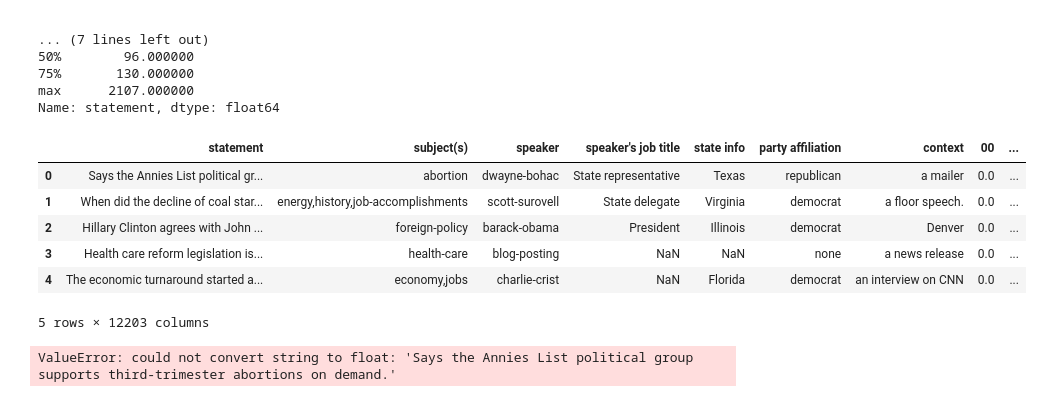
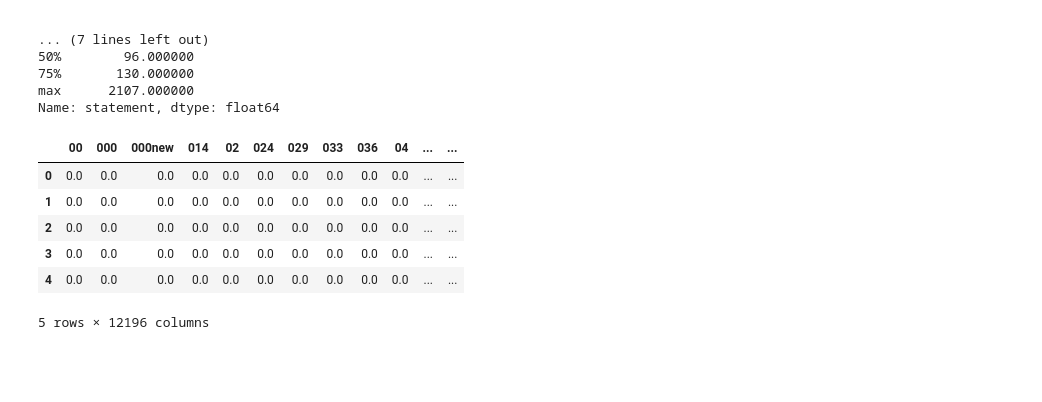
Before and after one commit to Rukun-Aaron/Fake-news-models, a Jupyter notebook: Preprocessing.ipynb, the cells around one changed output. Cells and saved outputs as stored; diff of their text form; code cells hidden in the pictures; blank space fills up the shorter version.

```diff
--- a/Preprocessing.ipynb
+++ b/Preprocessing.ipynb
@@ -106,33 +104,23 @@ Name: statement, dtype: float64
 # %%
 from sklearn.feature_extraction.text import TfidfVectorizer
 
 
-features_df = data[['statement', 'subject(s)', 'speaker', "speaker's job title", 'state info', 'party affiliation', 'context']]
+# features_df = data[['statement', 'subject(s)', 'speaker', "speaker's job title", 'state info', 'party affiliation', 'context']]
 label_df = data['label']
 
+combined_features = data[['statement']].apply(lambda x: ' '.join(x.dropna().astype(str)), axis=1)
 vectorizer  = TfidfVectorizer()
-vectorizer.fit(features_df['statement'])
 
-tfidf_vec = vectorizer .transform(features_df['statement'])
-tfidf_df = pd.DataFrame(tfidf_vec.toarray(), columns=vectorizer.get_feature_names_out())
-df_with_tfidf = pd.concat([features_df, tfidf_df], axis=1)
+vectorizer.fit(combined_features)
+tfidf_features = vectorizer.transform(combined_features)
 
-df_with_tfidf.head()
+tfidf_df = pd.DataFrame(tfidf_features.toarray(), columns=vectorizer.get_feature_names_out())
+tfidf_df.head()
 # %% [output]
-|  | statement | subject(s) | speaker | speaker's job title | state info | party affiliation | context | 00 | ... |
-| 0 | Says the Annies List political gr... | abortion | dwayne-bohac | State representative | Texas | republican | a mailer | 0.0 | ... |
-| 1 | When did the decline of coal star... | energy,history,job-accomplishments | scott-surovell | State delegate | Virginia | democrat | a floor speech. | 0.0 | ... |
-| 2 | Hillary Clinton agrees with John ... | foreign-policy | barack-obama | President | Illinois | democrat | Denver | 0.0 | ... |
-| 3 | Health care reform legislation is... | health-care | blog-posting | NaN | NaN | none | a news release | 0.0 | ... |
-| 4 | The economic turnaround started a... | economy,jobs | charlie-crist | NaN | Florida | democrat | an interview on CNN | 0.0 | ... |
+|  | 00 | 000 | 000new | 014 | 02 | 024 | 029 | 033 | 036 | 04 | ... | ... |
+| 0 | 0.0 | 0.0 | 0.0 | 0.0 | 0.0 | 0.0 | 0.0 | 0.0 | 0.0 | 0.0 | ... | ... |
+| 1 | 0.0 | 0.0 | 0.0 | 0.0 | 0.0 | 0.0 | 0.0 | 0.0 | 0.0 | 0.0 | ... | ... |
+| 2 | 0.0 | 0.0 | 0.0 | 0.0 | 0.0 | 0.0 | 0.0 | 0.0 | 0.0 | 0.0 | ... | ... |
+| 3 | 0.0 | 0.0 | 0.0 | 0.0 | 0.0 | 0.0 | 0.0 | 0.0 | 0.0 | 0.0 | ... | ... |
+| 4 | 0.0 | 0.0 | 0.0 | 0.0 | 0.0 | 0.0 | 0.0 | 0.0 | 0.0 | 0.0 | ... | ... |
-5 rows × 12203 columns
+5 rows × 12196 columns
-# %%
-from sklearn.feature_selection import SelectKBest
-from sklearn.feature_selection import chi2
-
-k =3
-
-selector = SelectKBest(score_func=chi2, k=k)
-X_selected = selector.fit_transform(features_df, label_df)
-# %% [output]
-ValueError: could not convert string to float: 'Says the Annies List political group supports third-trimester abortions on demand.'
```
Also changed, not shown: parts of 4 cells of this notebook, 1 other file.
